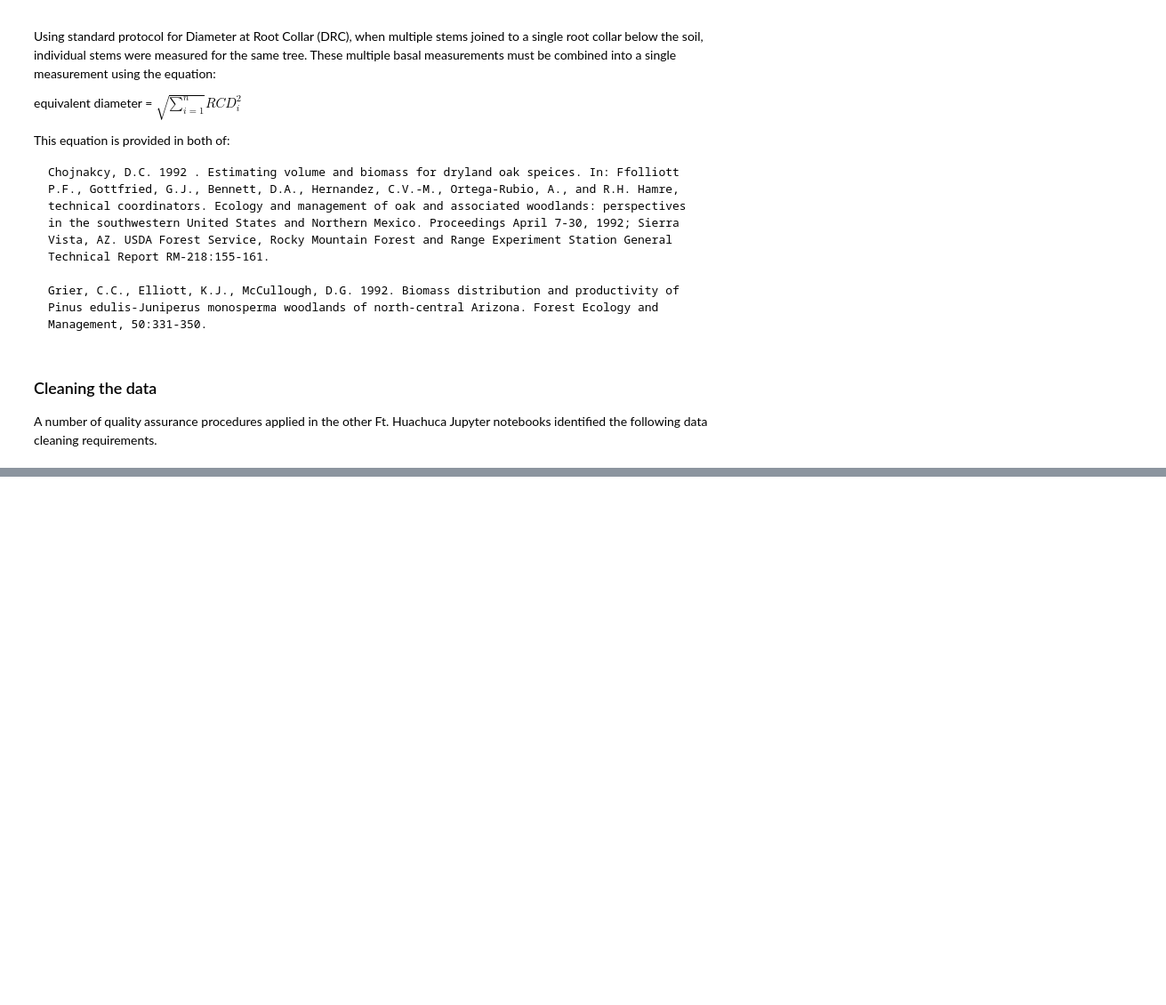
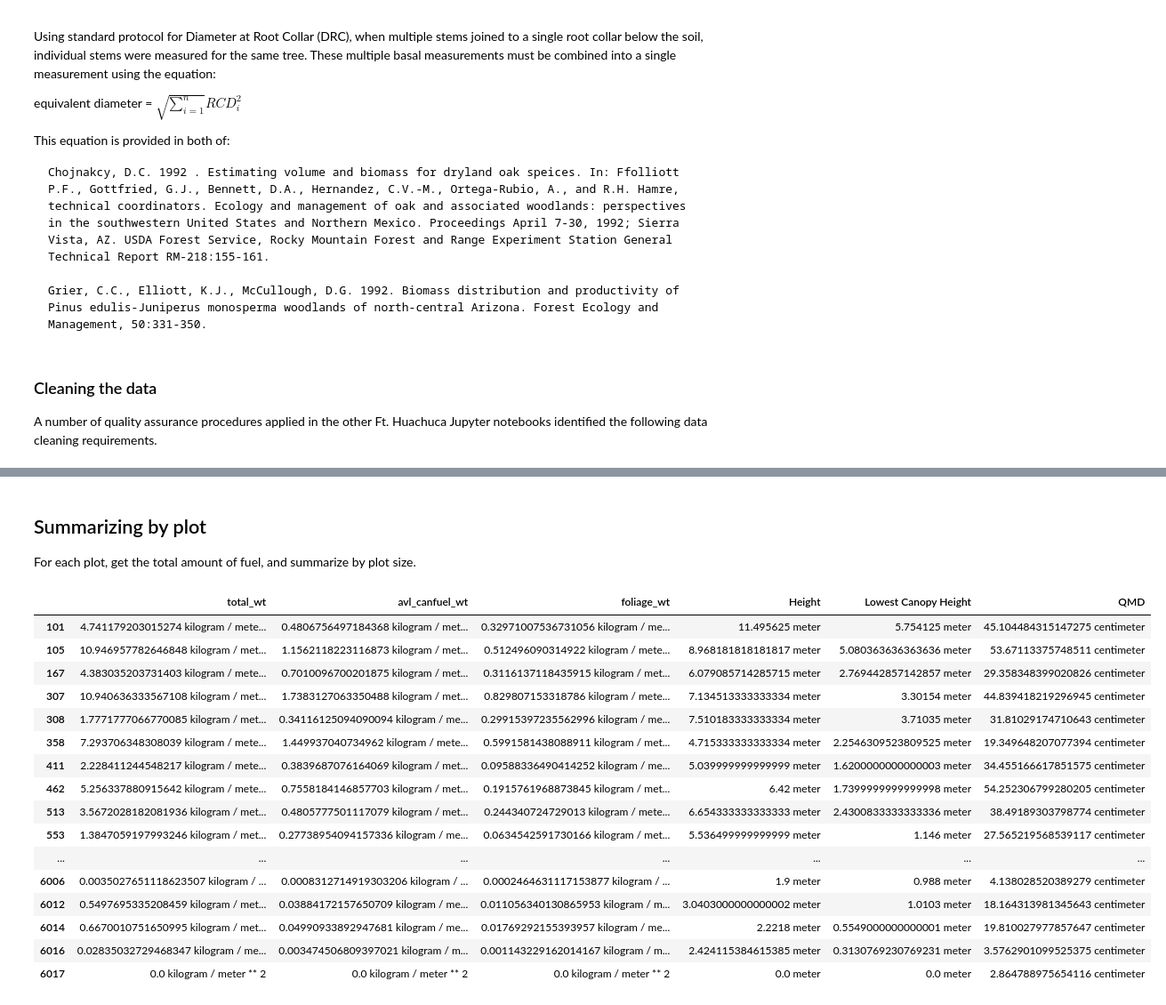
Before and after one commit to SWFireInnovation/biomass, a Jupyter notebook: labs/FtHuachucah_methods.ipynb, the cells around one changed output, grey strips where cells are left out. Shown at 89% size. Saved outputs shown, nothing was run; the diff lists cells and outputs as text; code cells hidden in the pictures; blank space fills up the shorter version.

```diff
--- a/labs/FtHuachucah_methods.ipynb
+++ b/labs/FtHuachucah_methods.ipynb
@@ -148,0 +217,49 @@ plt.grid('on')
+# %%
+dead = wt.ldata.df['Tree Condition'] == 3
+
+wt.ldata.df.loc[dead, 'total_wt'] -= wt.ldata.df.loc[dead, 'foliage_wt']
+wt.ldata.df.loc[dead, 'avl_canfuel_wt'] -= wt.ldata.df.loc[dead, 'foliage_wt']
+wt.ldata.df.loc[dead, 'foliage_wt'] = 0
+# %% [markdown]
+## Summarizing by plot
+For each plot, get the total amount of fuel, and summarize by plot size.
+# %%
+from pint import UnitRegistry
+import pint_pandas
+
+ureg = UnitRegistry()
+pint_pandas.PintType.ureg = ureg
+# %%
+new_df = pd.DataFrame(index=wt.ldata.df['Plot'].unique())
+
+fuel_col =  ['total_wt', 'avl_canfuel_wt', 'foliage_wt']
+ht_col = ['Height', 'Lowest Canopy Height']
+plt_size = np.pi * (10*ureg.m)**2
+
+for plot, pdf in wt.ldata.df.groupby('Plot'):
+
+    new_df.loc[plot, fuel_col] = pdf[fuel_col].sum() / plt_size
+    new_df.loc[plot, ht_col] = pdf[ht_col].mean()
+
+    mean_ba = ((np.pi*(pdf['DBH']/2)**2).mean())
+    new_df.loc[plot, 'QMD'] = (2*(mean_ba/np.pi)**0.5).to('cm')
+# %%
+new_df
+# %% [output]
+|  | total_wt | avl_canfuel_wt | foliage_wt | Height | Lowest Canopy Height | QMD |
+| 101 | 4.741179203015274 kilogram / mete... | 0.4806756497184368 kilogram / met... | 0.32971007536731056 kilogram / me... | 11.495625 meter | 5.754125 meter | 45.104484315147275 centimeter |
+| 105 | 10.946957782646848 kilogram / met... | 1.1562118223116873 kilogram / met... | 0.512496090314922 kilogram / mete... | 8.968181818181817 meter | 5.080363636363636 meter | 53.67113375748511 centimeter |
+| 167 | 4.383035203731403 kilogram / mete... | 0.7010096700201875 kilogram / met... | 0.3116137118435915 kilogram / met... | 6.079085714285715 meter | 2.769442857142857 meter | 29.358348399020826 centimeter |
+| 307 | 10.940636333567108 kilogram / met... | 1.7383127063350488 kilogram / met... | 0.829807153318786 kilogram / mete... | 7.134513333333334 meter | 3.30154 meter | 44.839418219296945 centimeter |
+| 308 | 1.7771777066770085 kilogram / met... | 0.34116125094090094 kilogram / me... | 0.29915397235562996 kilogram / me... | 7.510183333333334 meter | 3.71035 meter | 31.81029174710643 centimeter |
+| 358 | 7.293706348308039 kilogram / mete... | 1.449937040734962 kilogram / mete... | 0.5991581438088911 kilogram / met... | 4.715333333333334 meter | 2.2546309523809525 meter | 19.349648207077394 centimeter |
+| 411 | 2.228411244548217 kilogram / mete... | 0.3839687076164069 kilogram / met... | 0.09588336490414252 kilogram / me... | 5.039999999999999 meter | 1.6200000000000003 meter | 34.455166617851575 centimeter |
+| 462 | 5.256337880915642 kilogram / mete... | 0.7558184146857703 kilogram / met... | 0.1915761968873845 kilogram / met... | 6.42 meter | 1.7399999999999998 meter | 54.252306799280205 centimeter |
+| 513 | 3.5672028182081936 kilogram / met... | 0.4805777501117079 kilogram / met... | 0.244340724729013 kilogram / mete... | 6.654333333333333 meter | 2.4300833333333336 meter | 38.49189303798774 centimeter |
+| 553 | 1.3847059197993246 kilogram / met... | 0.27738954094157336 kilogram / me... | 0.0634542591730166 kilogram / met... | 5.536499999999999 meter | 1.146 meter | 27.565219568539117 centimeter |
+| ... | ... | ... | ... | ... | ... | ... |
+| 6006 | 0.0035027651118623507 kilogram / ... | 0.0008312714919303206 kilogram / ... | 0.0002464631117153877 kilogram / ... | 1.9 meter | 0.988 meter | 4.138028520389279 centimeter |
+| 6012 | 0.5497695335208459 kilogram / met... | 0.03884172157650709 kilogram / me... | 0.011056340130865953 kilogram / m... | 3.0403000000000002 meter | 1.0103 meter | 18.164313981345643 centimeter |
+| 6014 | 0.6670010751650995 kilogram / met... | 0.04990933892947681 kilogram / me... | 0.01769292155393957 kilogram / me... | 2.2218 meter | 0.5549000000000001 meter | 19.810027977857647 centimeter |
+| 6016 | 0.02835032729468347 kilogram / me... | 0.003474506809397021 kilogram / m... | 0.001143229162014167 kilogram / m... | 2.424115384615385 meter | 0.3130769230769231 meter | 3.5762901099525375 centimeter |
+| 6017 | 0.0 kilogram / meter ** 2 | 0.0 kilogram / meter ** 2 | 0.0 kilogram / meter ** 2 | 0.0 meter | 0.0 meter | 2.864788975654116 centimeter |
```
Also changed, not shown: parts of 8 cells of this notebook, 2 other files.
